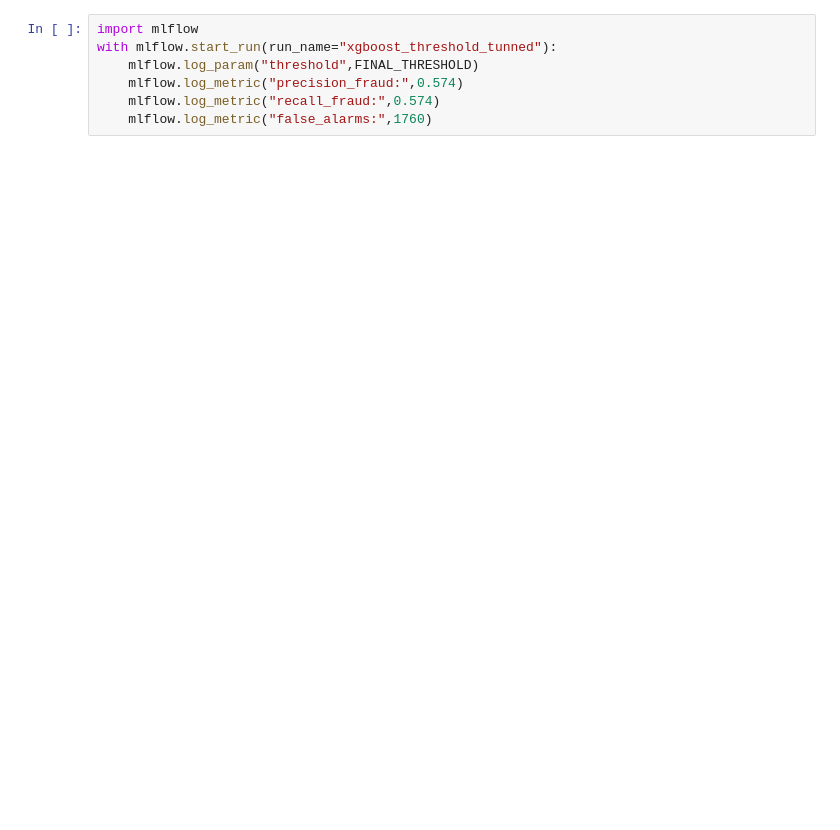
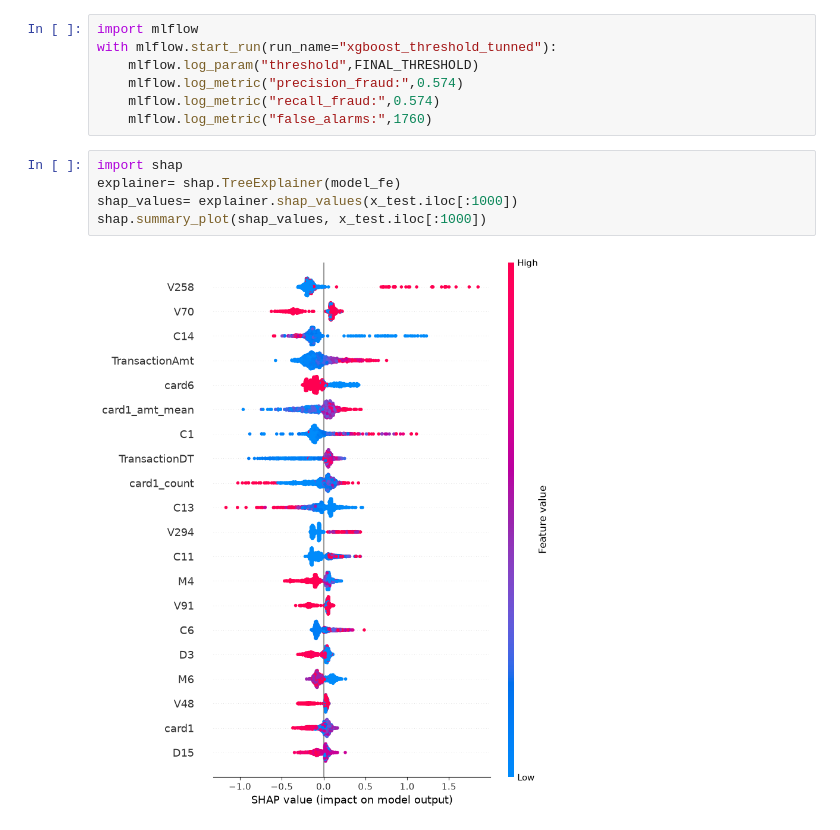
Before and after one commit to Afifarizvi/fraud-detection-system, a Jupyter notebook: notebooks/01_eda.ipynb, the cells around one changed output. Cells and saved outputs as stored; diff of their text form; blank space fills up the shorter version.

Commit message:
Threshold tuning(0.8 cutoff) + SHAP explainability analysis, global and per-transaction

```diff
--- a/notebooks/01_eda.ipynb
+++ b/notebooks/01_eda.ipynb
@@ -391,3 +391,10 @@ with mlflow.start_run(run_name="xgboost_threshold_tunned"):
     mlflow.log_metric("precision_fraud:",0.574)
     mlflow.log_metric("recall_fraud:",0.574)
     mlflow.log_metric("false_alarms:",1760)
+# %%
+import shap
+explainer= shap.TreeExplainer(model_fe)
+shap_values= explainer.shap_values(x_test.iloc[:1000])
+shap.summary_plot(shap_values, x_test.iloc[:1000])
+# %% [output]
+[figure, added]
```
Also changed, not shown: parts of 8 cells of this notebook, 2 other files.
